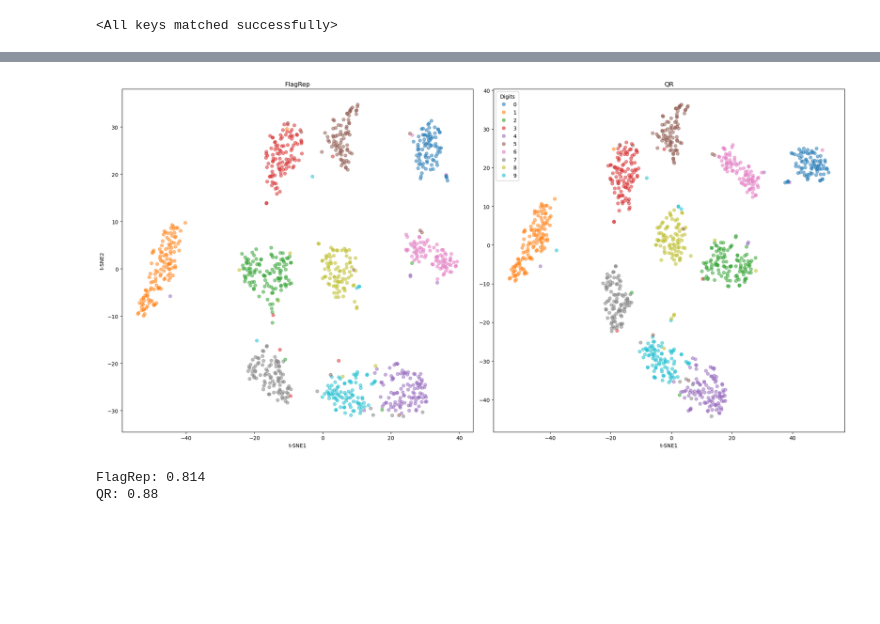
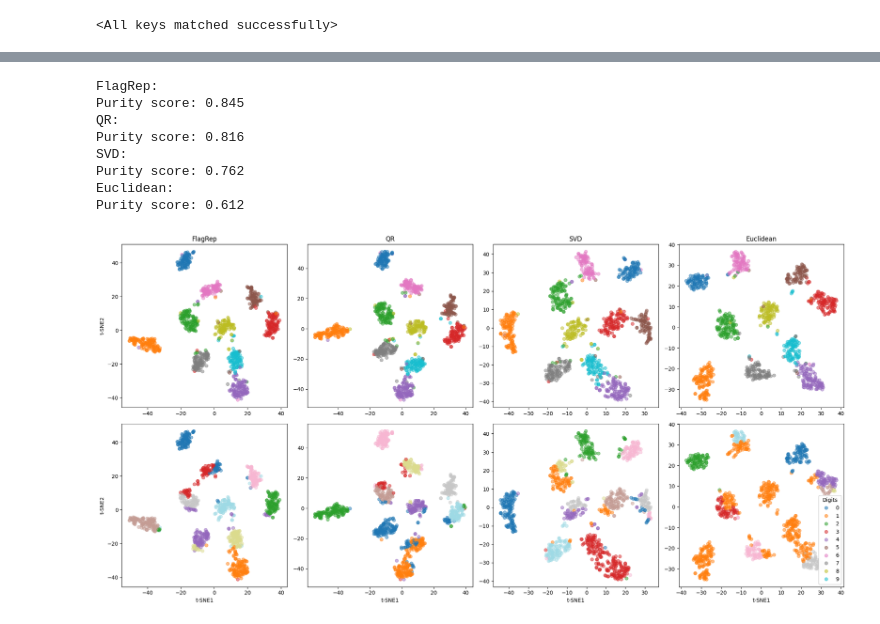
Before and after one commit to tolgabirdal/FlagManifoldsV3, a Jupyter notebook: python/FlagRepMNIST.ipynb, the cells around one changed output, grey strips where cells are left out. Saved outputs shown, nothing was run; the diff lists cells and outputs as text; code cells hidden in the pictures; blank space fills up the shorter version.

```diff
--- a/python/FlagRepMNIST.ipynb
+++ b/python/FlagRepMNIST.ipynb
@@ -276,30 +321,58 @@ array([2, 4, 6])
+# %%
+# Pass the sample through the network step-by-step without computing gradients
+test_mats_baseline = []
+for img,_ in test_dataset:
+    sample_image = img.view(-1, 28*28)
+    with torch.no_grad():
+        # Step-by-step pass through each layer
+        h10 = model.fc1(sample_image)
+        h11 = model.relu(h10)  # Pass through first hidden layer
+        h20 = model.fc2(h11)
+        h21 = model.relu(h20)         # Pass through second hidden layer
+        h30 = model.fc3(h21)
+        h31 = model.relu(h30)         # Pass through third hidden layer
+
+        hidden_rep = h31.cpu().detach().numpy()
+    test_mats_baseline.append(hidden_rep)
+
+small_euc_data = np.vstack(test_mats_baseline)[:n_pts,:]
+
+dist_mats['Euclidean'] = pairwise_distances(small_euc_data, metric='euclidean')
 # %%
 
-fig,ax = plt.subplots(1,2, figsize = (20,10))
-
-for i, method_name in enumerate(['FlagRep', 'QR']):
+fig, ax = plt.subplots(2, 4, figsize = (20,10))
+for i, method_name in enumerate(['FlagRep', 'QR', 'SVD', 'Euclidean']):
     tsne = TSNE(n_components=2,metric='precomputed', init = "random", random_state = 10)
     vis_data = tsne.fit_transform(dist_mats[method_name])
 
-    scatter = ax[i].scatter(vis_data[:,0], vis_data[:,1], alpha=.5, c=mod_labels, cmap='tab10')
-    ax[i].set_xlabel('t-SNE1')
-    ax[i].set_title(method_name)
-ax[0].set_ylabel('t-SNE2')
+    scatter = ax[0,i].scatter(vis_data[:,0], vis_data[:,1], alpha=.5, c=mod_labels, cmap='tab10')
+
+
+    n_clusters = 10  # Define the number of clusters
+    clustering = AgglomerativeClustering(n_clusters=n_clusters, metric='precomputed', linkage='complete')
+    cluster_labels = clustering.fit_predict(dist_mats[method_name])
+    res = purity_score(mod_labels, cluster_labels)
+    print(f'{method_name}:')
+    print(f'Purity score: {res}')
+
+    ax[1,i].scatter(vis_data[:,0], vis_data[:,1], alpha=.5, c=cluster_labels, cmap='tab20')
+
+    ax[1,i].set_xlabel('t-SNE1')
+    ax[0,i].set_title(method_name)
+ax[0,0].set_ylabel('t-SNE2')
+ax[1,0].set_ylabel('t-SNE2')
 # Create a legend with labels
 legend = plt.legend(*scatter.legend_elements(), title="Digits")
 plt.gca().add_artist(legend)
 plt.tight_layout()
 plt.show()
-
-for method_name in ['FlagRep', 'QR']:
-    n_clusters = 10  # Define the number of clusters
-    clustering = AgglomerativeClustering(n_clusters=n_clusters, metric='precomputed', linkage='complete')
-    cluster_labels = clustering.fit_predict(dist_mats[method_name])
-
-    res = purity_score(mod_labels, cluster_labels)
-
-    print(f'{method_name}: {res}')
 # %% [output]
+FlagRep:
+Purity score: 0.845
+QR:
+Purity score: 0.816
+SVD:
+Purity score: 0.762
+Euclidean:
+Purity score: 0.612
-[figure, old version]
+[figure, new version]
-FlagRep: 0.814
-QR: 0.88
```
Also changed, not shown: parts of 14 cells of this notebook, 3 other files.
